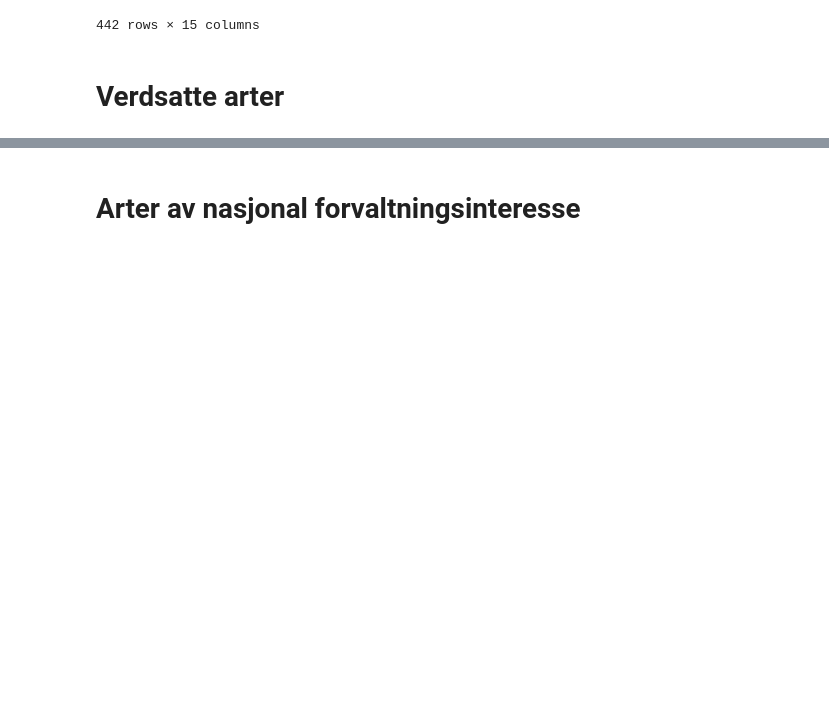
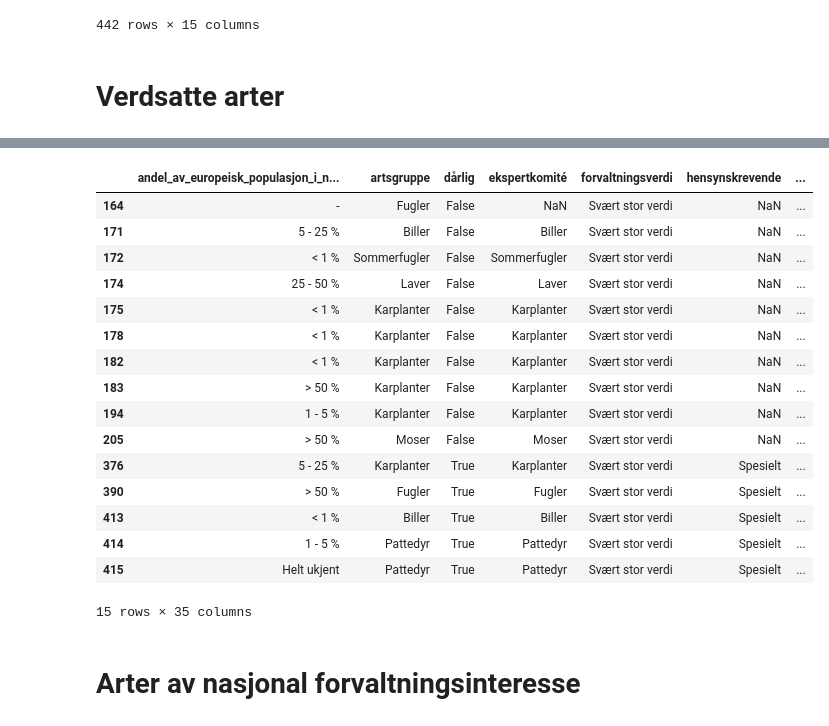
Before and after one commit to egowork/gis_tools, a Jupyter notebook: Artstabeller.ipynb, the cells around one changed output, grey strips where cells are left out. Drawn from its saved outputs; the diff is of its cells as text; code cells hidden in the pictures; blank space fills up the shorter version.

```diff
--- a/Artstabeller.ipynb
+++ b/Artstabeller.ipynb
@@ -178,7 +183,7 @@ ADB = FA.merge(RL, on = list(FA_l.columns.intersection(RL.columns)), how = "oute
 # Forvaltningsstatus
 # %%
 import pandas as pd
-url = "https://geoapi.t.aks.miljodirektoratet.no/forvaltningsstatus_arter/v1/getStatusAsCsv"
+url = "https://geoapi.p.aks.miljodirektoratet.no/forvaltningsstatus_arter/v1/getStatusAsCsv"
 forvaltningsstatus =pd.read_csv(url, sep = ",")
 display(forvaltningsstatus)
 # %% [output]
@@ -218,7 +221,7 @@ AV = AV.merge(right = forvaltningsstatus.drop(columns=['vitenskapelig_navn']), h
 # Hardkoder at artene i spesielle økologiske former er fugler
 AV.loc[AV["spesielle_oekologiske_former"]==1,"Artsgruppe"]="Fugler"
 # Tilsvarende for prioriterte arter
-AV.loc[AV["vitenskapelig_navn"]=="Limosa limosa islandica","Artsgruppe"]="Fugler"
+AV.loc[AV["vitenskapelig_navn_id"]==3768,"Artsgruppe"]="Fugler"
 AV[(AV["prioritert"]==1)]
 # Og fikser deres norske navn
 AV.loc[(AV["Populærnavn"].isna()) & (~AV["norsk_navn"].isna()), "Populærnavn"] = AV["norsk_navn"]
@@ -232,18 +236,19 @@ AV.loc[(AV["Populærnavn"].isna()) & (~AV["norsk_navn"].isna()), "Populærnavn"]
 AV.loc[AV["Artsgruppe"].isna(), "Artsgruppe"]  = "Øvrige dyr"
 # %%
 # Function to map values
+# Make sure that the prioritized values occur first, so that lower values are not used when a species can have several
 def map_values(row):
     #print(row)
     #if row['freda'] == 1 or row['prioritert'] == 1:
         #return 'Svært stor verdi'
-    if (row['RL_status'] == 'LC') or (row["Hensynskrevende"]=="Annet"):
-        return 'Noe verdi'
+    if (row['RL_status'] in ['CR', 'EN']) or (row['freda'] == 1 or row['prioritert'] == 1):
+        return 'Svært stor verdi'
+    elif (row['RL_status'] == 'VU') or (row["Hensynskrevende"]=="Spesielt"):
+        return 'Stor verdi'
     elif row['RL_status'] in ['NT', 'DD']:
         return 'Middels verdi'
-    elif (row['RL_status'] == 'VU') or (row["Hensynskrevende"]=="Spesielt"):
-        return 'Stor verdi'
-    elif (row['RL_status'] in ['CR', 'EN']) or (row['freda'] == 1 or row['prioritert'] == 1):
-        return 'Svært stor verdi'
+    elif (row['RL_status'] == 'LC') or (row["Hensynskrevende"]=="Annet"):
+        return 'Noe verdi'
     else:
         return "-"
 
@@ -294,0 +308,7 @@ AV.loc[:, AV.columns.str.startswith('Kriterium_')] = AV.loc[:, AV.columns.str.st
+# %%
+# Snake_case it all
+AV.columns = (AV.columns
+                .str.replace(' ', '_', regex=True)
+                .str.lower()
+             )
+AV.columns
@@ -295,2 +330,23 @@ AV.loc[:, AV.columns.str.startswith('Kriterium_')] = AV.loc[:, AV.columns.str.st
+# %%
+#AV[AV['populærnavn']=="bendelløk"]
+AV[AV["kriterium_prioriterte_arter"]==1]
+# %% [output]
+|  | andel_av_europeisk_populasjon_i_n... | artsgruppe | dårlig | ekspertkomité | forvaltningsverdi | hensynskrevende | ... |
+| 164 | - | Fugler | False | NaN | Svært stor verdi | NaN | ... |
+| 171 | 5 - 25 % | Biller | False | Biller | Svært stor verdi | NaN | ... |
+| 172 | < 1 % | Sommerfugler | False | Sommerfugler | Svært stor verdi | NaN | ... |
+| 174 | 25 - 50 % | Laver | False | Laver | Svært stor verdi | NaN | ... |
+| 175 | < 1 % | Karplanter | False | Karplanter | Svært stor verdi | NaN | ... |
+| 178 | < 1 % | Karplanter | False | Karplanter | Svært stor verdi | NaN | ... |
+| 182 | < 1 % | Karplanter | False | Karplanter | Svært stor verdi | NaN | ... |
+| 183 | > 50 % | Karplanter | False | Karplanter | Svært stor verdi | NaN | ... |
+| 194 | 1 - 5 % | Karplanter | False | Karplanter | Svært stor verdi | NaN | ... |
+| 205 | > 50 % | Moser | False | Moser | Svært stor verdi | NaN | ... |
+| 376 | 5 - 25 % | Karplanter | True | Karplanter | Svært stor verdi | Spesielt | ... |
+| 390 | > 50 % | Fugler | True | Fugler | Svært stor verdi | Spesielt | ... |
+| 413 | < 1 % | Biller | True | Biller | Svært stor verdi | Spesielt | ... |
+| 414 | 1 - 5 % | Pattedyr | True | Pattedyr | Svært stor verdi | Spesielt | ... |
+| 415 | Helt ukjent | Pattedyr | True | Pattedyr | Svært stor verdi | Spesielt | ... |
+15 rows × 35 columns
 # %% [markdown]
 # Arter av nasjonal forvaltningsinteresse
```
Also changed, not shown: parts of 21 cells of this notebook.
